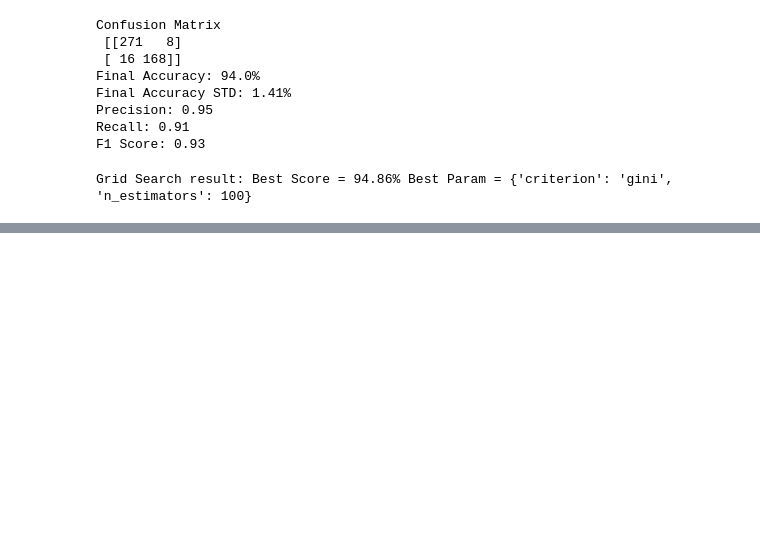
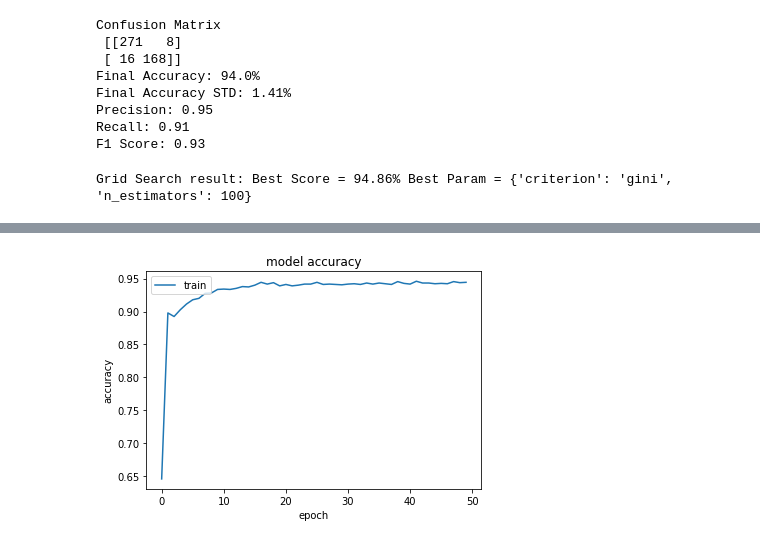
Before and after one commit to princeAXS/Machine-Learning-Projects, a Jupyter notebook: Cube Modeling/cubeModelling.ipynb, the cells around one changed output, grey strips where cells are left out. Saved outputs shown, nothing was run; the diff lists cells and outputs as text; code cells hidden in the pictures; blank space fills up the shorter version.

Commit message:
Added ANN and CNN model

```diff
--- a/Cube Modeling/cubeModelling.ipynb
+++ b/Cube Modeling/cubeModelling.ipynb
@@ -508,3 +532,30 @@ Grid Search result: Best Score = 94.86% Best Param = {'criterion': 'gini', 'n_es
 # Grid search suggests that if we take 'criterion': 'gini', 'n_estimators': 100
 # we can further increase the accuracy but just by a fraction only i.e from 94% to 94.86%
 # So we will not make any more effort to make new model with above params and this is our final model.
+# %%
+# ================================================ Data Modelling: Model 4 ======================================================
+
+# Now we will try deep learning models, lets start with simple sequential Artificial Neural Network
+# with just 2 dense hidden layers with 6 nodes in each. Dense means that output of every node is input to every node in next layer
+# Relu function has been used in hidden layer, as proven to be the best activation function so far
+# And Sigmoid function in last layer to find probabilities of each class
+# epochs have been choosen randomly to 50 which we think is optimal for this data, we will further see details in accuracy and loss graph below
+# and lastly if the output probability is greater than 0.5 then we classify it th strength >100% and vice versa
+# this model has also performed very well with 93.81% accuracy which is very close to above models
+
+classifier = Sequential()
+
+# Adding the input layer and the first hidden layer
+classifier.add(Dense(activation="relu", input_dim=len(X_train[0]), units=6, kernel_initializer="uniform"))
+
+# Adding the second hidden layer
+classifier.add(Dense(activation="relu", units=6, kernel_initializer="uniform"))
+
+# Adding the output layer
+classifier.add(Dense(activation="sigmoid", units=1, kernel_initializer="uniform"))
+
+# Compiling the ANN
+classifier.compile(optimizer = 'adam', loss = 'binary_crossentropy', metrics = ['accuracy'])
+
+# Fitting the ANN to the Training set
+history = classifier.fit(X_train, y_train, batch_size = 10, epochs = 50)
@@ -510,0 +580,10 @@ Grid Search result: Best Score = 94.86% Best Param = {'criterion': 'gini', 'n_es
+# %%
+# summarize history for accuracy
+plt.plot(history.history['acc'])
+plt.title('model accuracy')
+plt.ylabel('accuracy')
+plt.xlabel('epoch')
+plt.legend(['train', 'test'], loc='upper left')
+plt.show()
+# %% [output]
+[figure, added]
```
Also changed, not shown: parts of 18 cells of this notebook.
